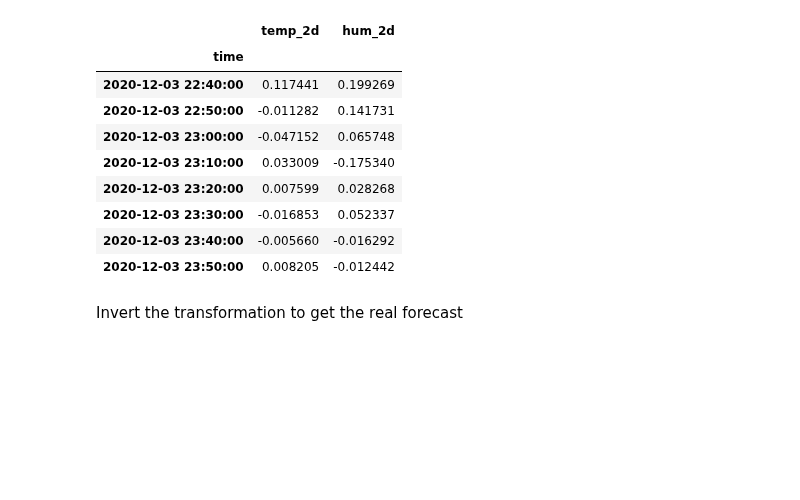
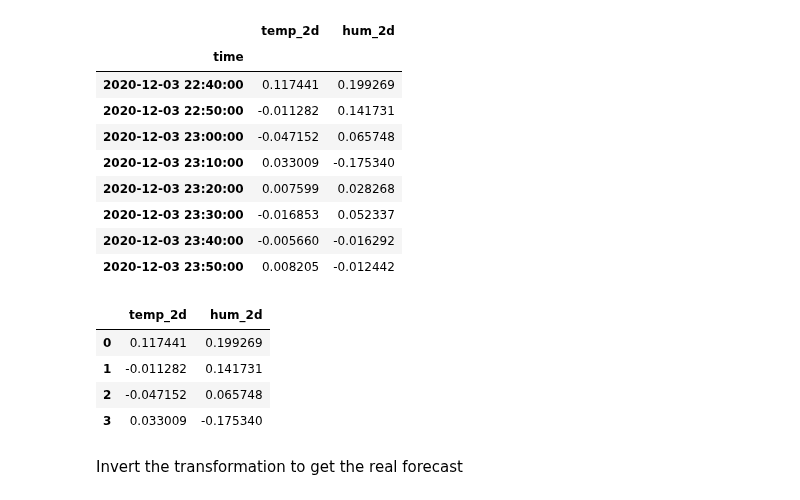
Before and after one commit to hernanlira/hl_frost, a Jupyter notebook: 07_data_and_var_testing.ipynb, the cells around one changed output. Cells and saved outputs as stored; diff of their text form; code cells hidden in the pictures; blank space fills up the shorter version.

```diff
--- a/07_data_and_var_testing.ipynb
+++ b/07_data_and_var_testing.ipynb
@@ -492,6 +533,18 @@ df_forecast
 | 2020-12-03 23:30:00 | -0.016853 | 0.052337 |
 | 2020-12-03 23:40:00 | -0.005660 | -0.016292 |
 | 2020-12-03 23:50:00 | 0.008205 | -0.012442 |
+# %%
+df1 = pd.DataFrame({'temp':[23, 25, 27, 29], 'hum':[51, 52, 49, 53]})
+# %%
+fc = model_fitted.forecast(y=forecast_input, steps=4)
+df_forecast = pd.DataFrame(fc, index=df1.index[-4:], columns=df1.columns + '_2d')
+df_forecast
+# %% [output]
+|  | temp_2d | hum_2d |
+| 0 | 0.117441 | 0.199269 |
+| 1 | -0.011282 | 0.141731 |
+| 2 | -0.047152 | 0.065748 |
+| 3 | 0.033009 | -0.175340 |
 # %% [markdown]
 Invert the transformation to get the real forecast
 # %%
```
Also changed, not shown: parts of 5 cells of this notebook.
